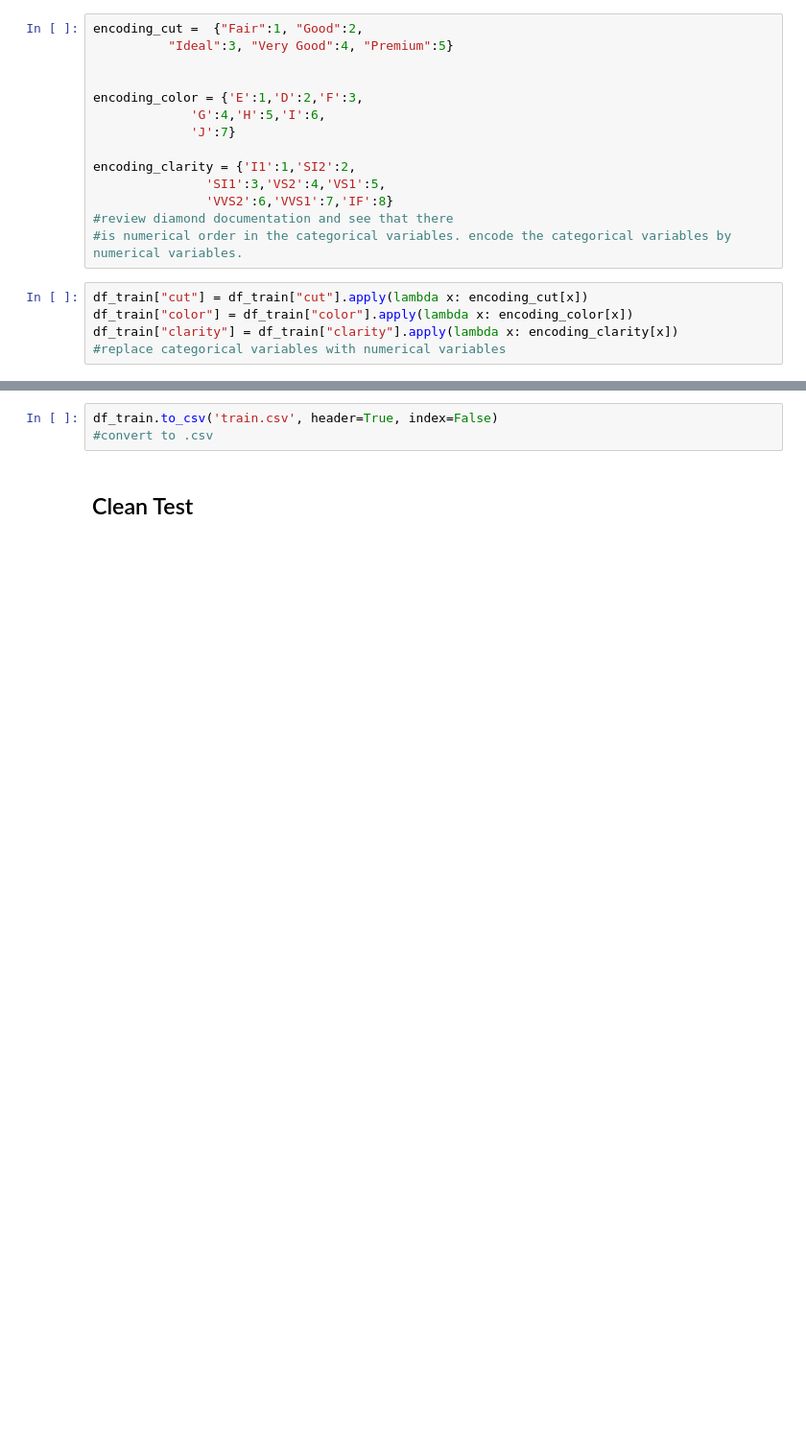
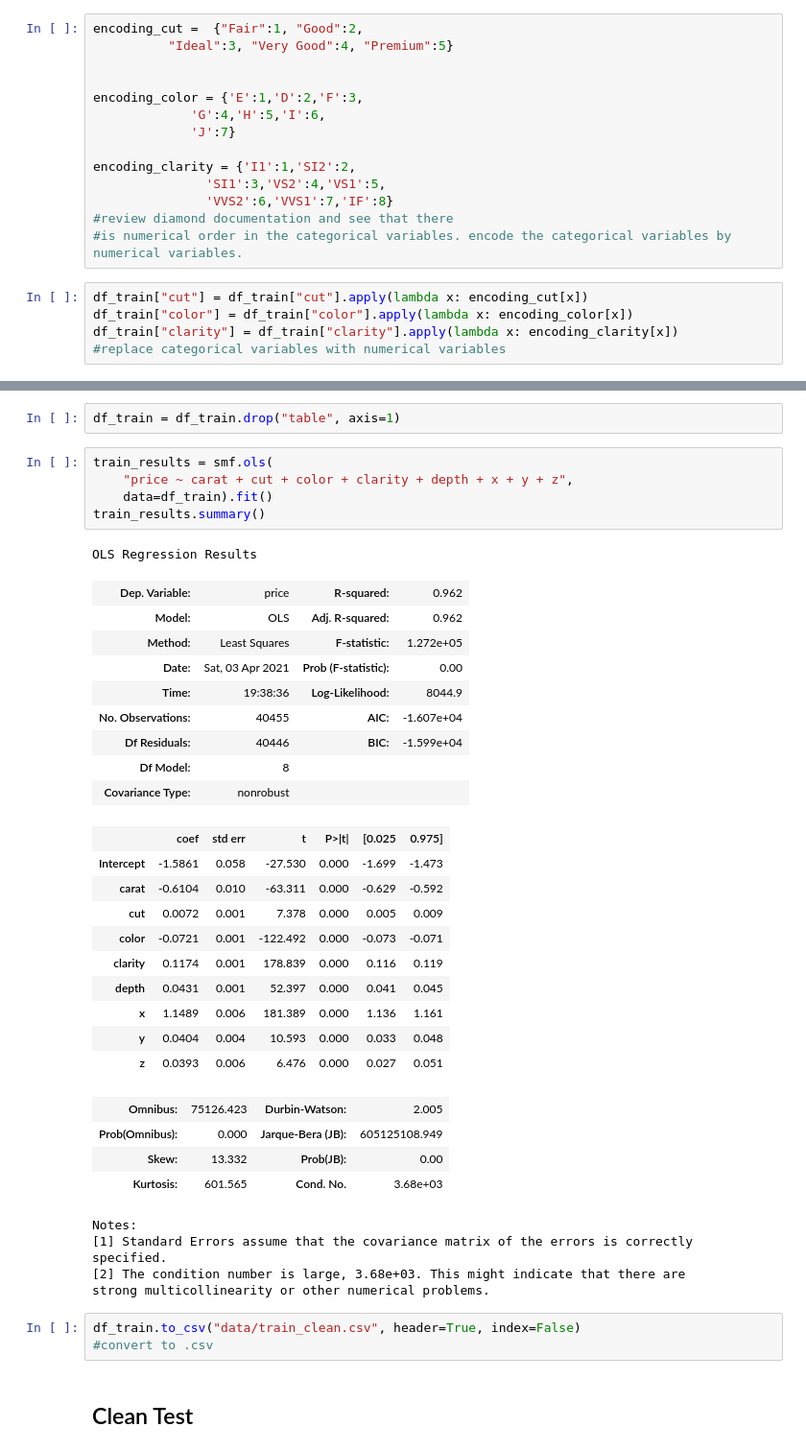
Before and after one commit to MarioGar25/Diamonds-everywhere, a Jupyter notebook: Cleaning.ipynb, the cells around one changed output, grey strips where cells are left out. Shown at 96% size. Drawn from its saved outputs; the diff is of its cells as text; blank space fills up the shorter version.

```diff
--- a/Cleaning.ipynb
+++ b/Cleaning.ipynb
@@ -141,5 +185,41 @@ sns.heatmap(df_train.corr(), annot=True)
+# %%
+df_train = df_train.drop("table", axis=1)
+# %%
+train_results = smf.ols(
+    "price ~ carat + cut + color + clarity + depth + x + y + z",
+    data=df_train).fit()
+train_results.summary()
+# %% [output]
+OLS Regression Results
+| Dep. Variable: | price | R-squared: | 0.962 |
+| Model: | OLS | Adj. R-squared: | 0.962 |
+| Method: | Least Squares | F-statistic: | 1.272e+05 |
+| Date: | Sat, 03 Apr 2021 | Prob (F-statistic): | 0.00 |
+| Time: | 19:38:36 | Log-Likelihood: | 8044.9 |
+| No. Observations: | 40455 | AIC: | -1.607e+04 |
+| Df Residuals: | 40446 | BIC: | -1.599e+04 |
+| Df Model: | 8 |  |  |
+| Covariance Type: | nonrobust |  |  |
+|  | coef | std err | t | P>|t| | [0.025 | 0.975] |
+| Intercept | -1.5861 | 0.058 | -27.530 | 0.000 | -1.699 | -1.473 |
+| carat | -0.6104 | 0.010 | -63.311 | 0.000 | -0.629 | -0.592 |
+| cut | 0.0072 | 0.001 | 7.378 | 0.000 | 0.005 | 0.009 |
+| color | -0.0721 | 0.001 | -122.492 | 0.000 | -0.073 | -0.071 |
+| clarity | 0.1174 | 0.001 | 178.839 | 0.000 | 0.116 | 0.119 |
+| depth | 0.0431 | 0.001 | 52.397 | 0.000 | 0.041 | 0.045 |
+| x | 1.1489 | 0.006 | 181.389 | 0.000 | 1.136 | 1.161 |
+| y | 0.0404 | 0.004 | 10.593 | 0.000 | 0.033 | 0.048 |
+| z | 0.0393 | 0.006 | 6.476 | 0.000 | 0.027 | 0.051 |
+| Omnibus: | 75126.423 | Durbin-Watson: | 2.005 |
+| Prob(Omnibus): | 0.000 | Jarque-Bera (JB): | 605125108.949 |
+| Skew: | 13.332 | Prob(JB): | 0.00 |
+| Kurtosis: | 601.565 | Cond. No. | 3.68e+03 |
+Notes:
+[1] Standard Errors assume that the covariance matrix of the errors is correctly specified.
+[2] The condition number is large, 3.68e+03. This might indicate that there are
+strong multicollinearity or other numerical problems.
 # %%
-df_train.to_csv('train.csv', header=True, index=False)
+df_train.to_csv("data/train_clean.csv", header=True, index=False)
 #convert to .csv
 # %% [markdown]
 ## Clean Test
```
Also changed, not shown: parts of 6 cells of this notebook, 8 other files.
